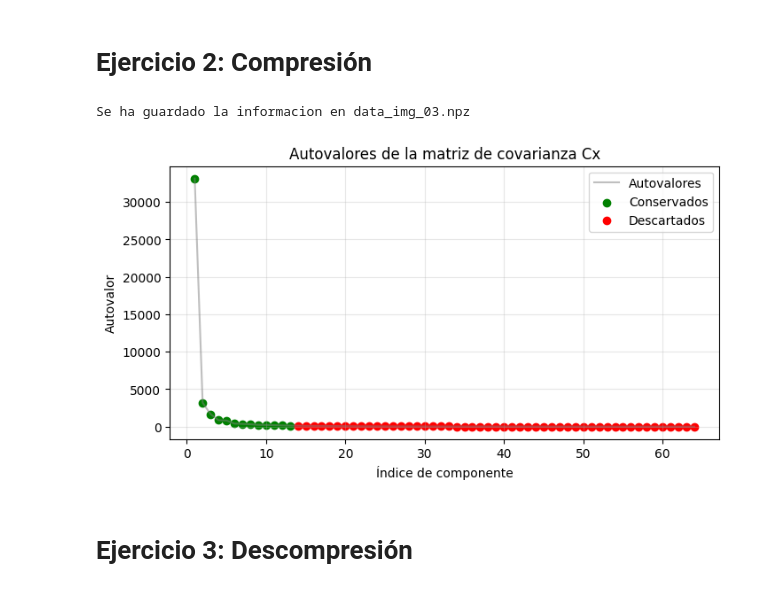
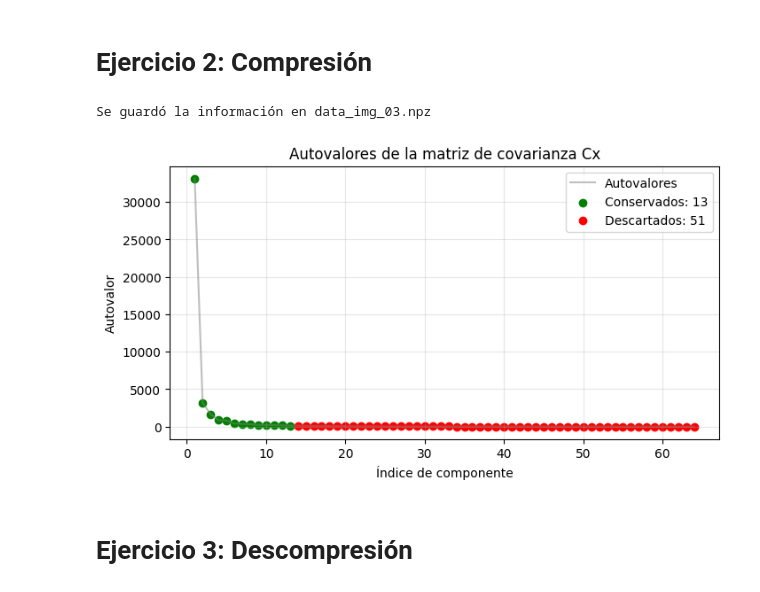
Before and after one commit to may-villagran/IyE_TP1, a Jupyter notebook: tp.ipynb, the cells around one changed output. Saved outputs shown, nothing was run; the diff lists cells and outputs as text; code cells hidden in the pictures.

Commit message:
Correción de espacio en la función space_saving_k. Agregado de numero de componentes descartadas y conservadas en label

```diff
--- a/tp.ipynb
+++ b/tp.ipynb
@@ -140,25 +140,15 @@ Media coeficientes de correlación imagen 2: 0.0022029913284088813
 # %% [markdown]
 # Ejercicio 2: Compresión
 # %%
-#def space_saving_k(s:float, m:int):
-#    """
-#    Calcula el factor de compresión para un porcentaje de retención de información s y un número de componentes m.
-#    """
-#    if s>1 or s<0: raise ValueError("S debe representar un porcentaje valido")
-#    for k in range(1, m+1):
-#        if round(k/m) >= 1-s: return k
-#    return m  # no se encontro k, entonces no se comprime
 
-#FUNCION QUE ME DIO COPILOT
 def space_saving_k(s: float, m: int):
-    if s > 1 or s < 0:
-        raise ValueError("S debe representar un porcentaje valido")
-    k = int(np.ceil((1 - s) * m))
-    if k < 1:
-        k = 1
-    if k > m:
-        k = m
-    return k
+    """
+    Calcula el factor de compresión para un porcentaje de retención de información s y un número de componentes m.
+    """
+    if not (0 <= s <= 1):
+        raise ValueError("s debe estar entre 0 y 1")
+    return max(1, min(m, int(np.ceil(m * (1 - s)))))
+
 
 def image_to_list_x(img:np.ndarray, size_b:int = 8):
     """
@@ -196,38 +186,38 @@ def pca_transform(matrix_x:np.ndarray, cov:np.ndarray, mu:np.ndarray, k:int) ->
     Y = (matrix_x - mu) @ P
     return Y, P
 
 def save_data(matrix_y: np.ndarray, matrix_evectors: np.ndarray, mu:np.ndarray, filename: str)-> None:
     np.savez_compressed(filename, Y=matrix_y, P=matrix_evectors, mu=mu)
-    print("Se ha guardado la informacion en", filename)
+    print("Se guardó la información en", filename)
 
 def plot_eigenvalues(cov, k):
     evalues, _ = np.linalg.eigh(cov)
     evalues_sorted = np.sort(evalues)[::-1]
     plt.figure(figsize=(8,4))
     plt.plot(range(1, len(evalues_sorted)+1), evalues_sorted, label='Autovalores', ls = '-', color = 'grey', alpha=0.5)
-    plt.scatter(range(1, k+1), evalues_sorted[:k], color='green', label='Conservados')
+    plt.scatter(range(1, k+1), evalues_sorted[:k], color='green', label=f'Conservados: {k}')
     if k < len(evalues_sorted):
-        plt.scatter(range(k+1, len(evalues_sorted)+1), evalues_sorted[k:], color='red', label='Descartados')
+        plt.scatter(range(k+1, len(evalues_sorted)+1), evalues_sorted[k:], color='red', label=f'Descartados: {len(evalues_sorted) - k}')
     plt.xlabel('Índice de componente')
     plt.ylabel('Autovalor')
     plt.title('Autovalores de la matriz de covarianza Cx')
     plt.legend()
     plt.grid(True, alpha=0.3)
     plt.show()
 
 # Ejemplo de uso:
 img = cv2.imread("img_03.jpg", cv2.IMREAD_GRAYSCALE)
 list_x = image_to_list_x(img)
 matrix_x = np.vstack(list_x)
 mu = mean_estimator(list_x)
 cov = cov_estimator(matrix_x)
 s_factor = space_saving_k(0.8, matrix_x.shape[1])
 matrix_y, matrix_evectors = pca_transform(matrix_x, cov, mu, k=s_factor)
 save_data(matrix_y, matrix_evectors, mu, "data_img_03.npz")
 plot_eigenvalues(cov, s_factor)
 # %% [output]
-Se ha guardado la informacion en data_img_03.npz
+Se guardó la información en data_img_03.npz
-[figure, old version]
+[figure, new version]
 # %% [markdown]
 # Ejercicio 3: Descompresión
 # %%
```
Also changed, not shown: 1 other file.
